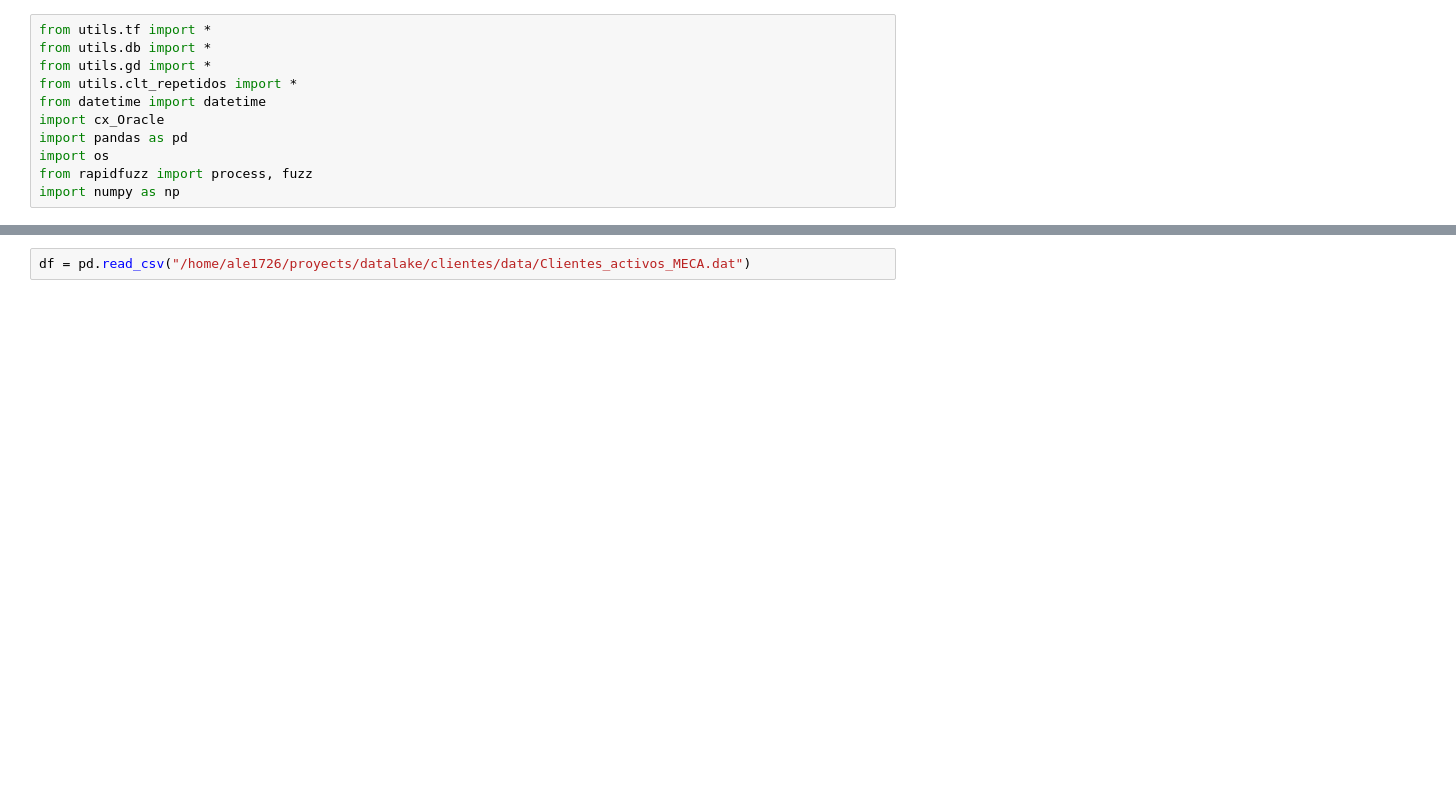
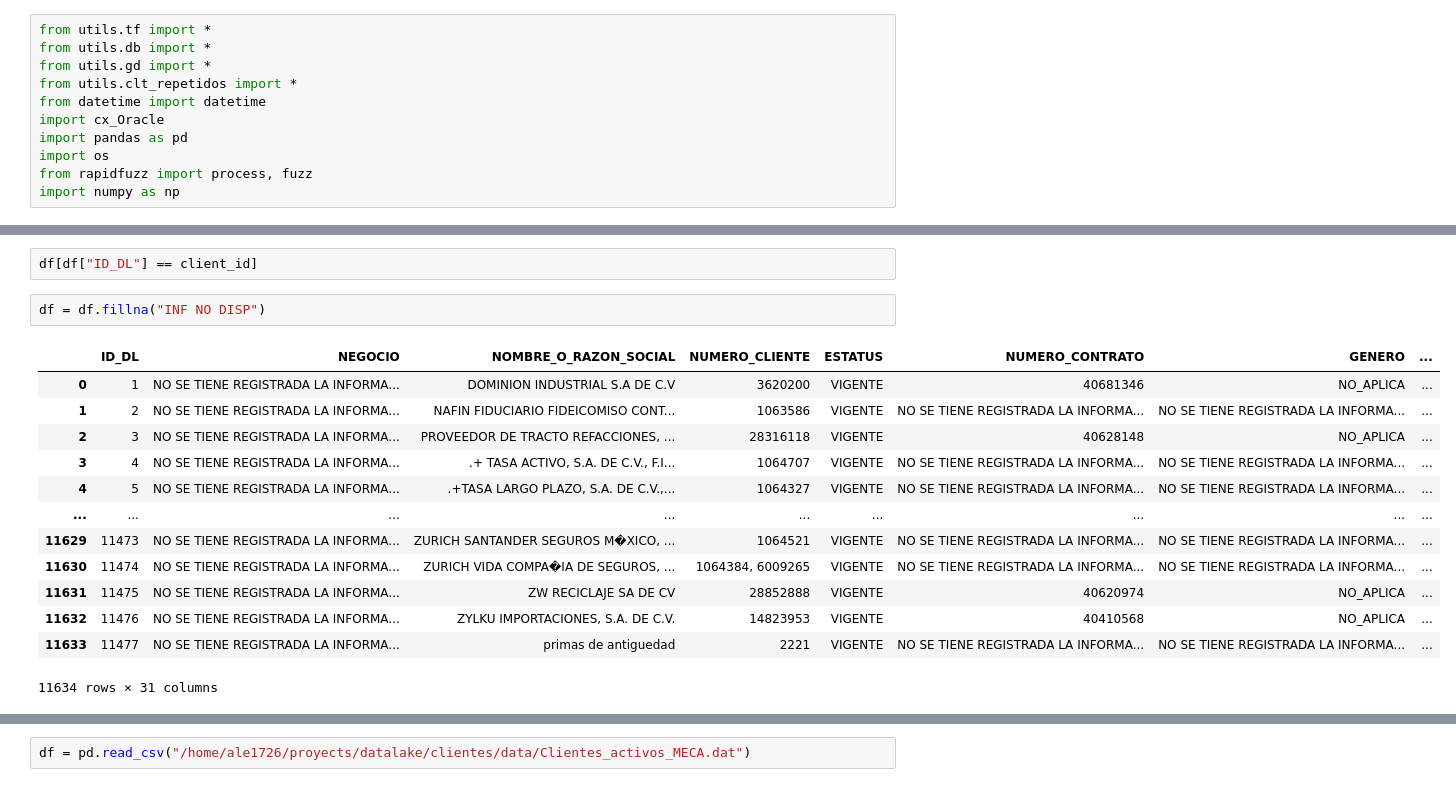
Before and after one commit to Ale1726/clientes_eda, a Jupyter notebook: meca_descripcion.ipynb, the cells around one changed output, grey strips where cells are left out. Cells and saved outputs as stored; diff of their text form; blank space fills up the shorter version.

```diff
--- a/meca_descripcion.ipynb
+++ b/meca_descripcion.ipynb
@@ -48,0 +111,18 @@ import numpy as np
+# %%
+df[df["ID_DL"] == client_id]
+# %%
+df = df.fillna("INF NO DISP")
+# %% [output]
+|  | ID_DL | NEGOCIO | NOMBRE_O_RAZON_SOCIAL | NUMERO_CLIENTE | ESTATUS | NUMERO_CONTRATO | GENERO | ... |
+| 0 | 1 | NO SE TIENE REGISTRADA LA INFORMA... | DOMINION INDUSTRIAL S.A DE C.V | 3620200 | VIGENTE | 40681346 | NO_APLICA | ... |
+| 1 | 2 | NO SE TIENE REGISTRADA LA INFORMA... | NAFIN FIDUCIARIO FIDEICOMISO CONT... | 1063586 | VIGENTE | NO SE TIENE REGISTRADA LA INFORMA... | NO SE TIENE REGISTRADA LA INFORMA... | ... |
+| 2 | 3 | NO SE TIENE REGISTRADA LA INFORMA... | PROVEEDOR DE TRACTO REFACCIONES, ... | 28316118 | VIGENTE | 40628148 | NO_APLICA | ... |
+| 3 | 4 | NO SE TIENE REGISTRADA LA INFORMA... | .+ TASA ACTIVO, S.A. DE C.V., F.I... | 1064707 | VIGENTE | NO SE TIENE REGISTRADA LA INFORMA... | NO SE TIENE REGISTRADA LA INFORMA... | ... |
+| 4 | 5 | NO SE TIENE REGISTRADA LA INFORMA... | .+TASA LARGO PLAZO, S.A. DE C.V.,... | 1064327 | VIGENTE | NO SE TIENE REGISTRADA LA INFORMA... | NO SE TIENE REGISTRADA LA INFORMA... | ... |
+| ... | ... | ... | ... | ... | ... | ... | ... | ... |
+| 11629 | 11473 | NO SE TIENE REGISTRADA LA INFORMA... | ZURICH SANTANDER SEGUROS M�XICO, ... | 1064521 | VIGENTE | NO SE TIENE REGISTRADA LA INFORMA... | NO SE TIENE REGISTRADA LA INFORMA... | ... |
+| 11630 | 11474 | NO SE TIENE REGISTRADA LA INFORMA... | ZURICH VIDA COMPA�IA DE SEGUROS, ... | 1064384, 6009265 | VIGENTE | NO SE TIENE REGISTRADA LA INFORMA... | NO SE TIENE REGISTRADA LA INFORMA... | ... |
+| 11631 | 11475 | NO SE TIENE REGISTRADA LA INFORMA... | ZW RECICLAJE SA DE CV | 28852888 | VIGENTE | 40620974 | NO_APLICA | ... |
+| 11632 | 11476 | NO SE TIENE REGISTRADA LA INFORMA... | ZYLKU IMPORTACIONES, S.A. DE C.V. | 14823953 | VIGENTE | 40410568 | NO_APLICA | ... |
+| 11633 | 11477 | NO SE TIENE REGISTRADA LA INFORMA... | primas de antiguedad | 2221 | VIGENTE | NO SE TIENE REGISTRADA LA INFORMA... | NO SE TIENE REGISTRADA LA INFORMA... | ... |
+11634 rows × 31 columns
```
Also changed, not shown: parts of 9 cells of this notebook, 15 other files.
